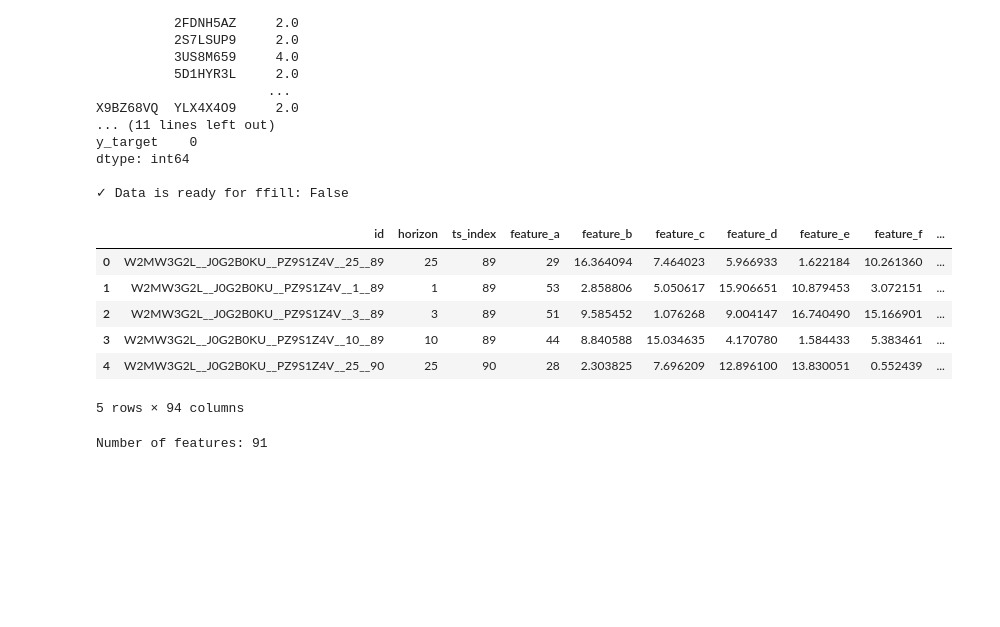
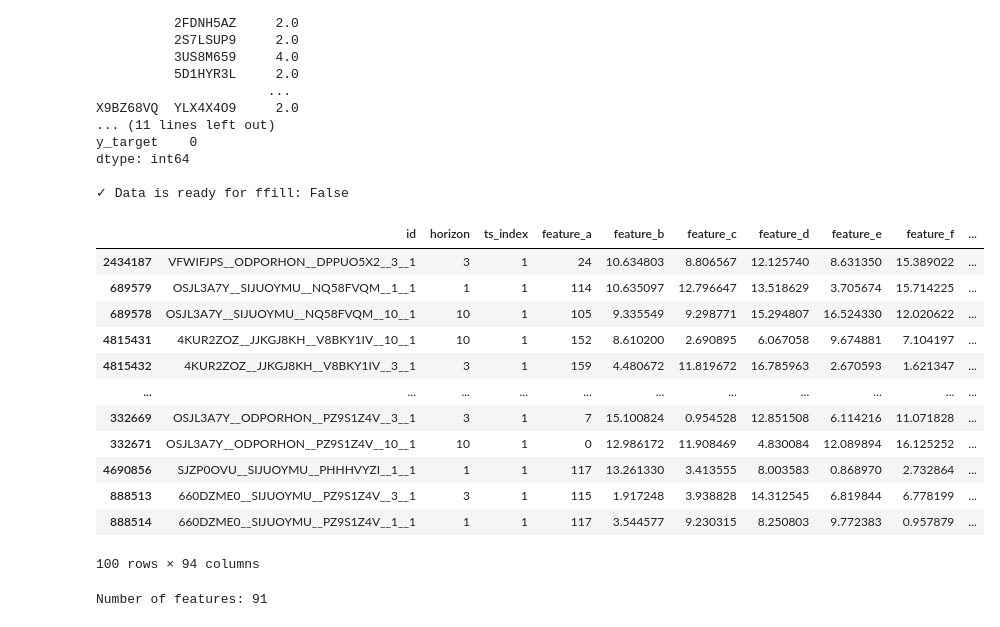
Before and after one commit to TheKnowingEye/Kaggle-Competitions, a Jupyter notebook: ts-forecasting/init.ipynb, the cells around one changed output. Cells and saved outputs as stored; diff of their text form; code cells hidden in the pictures; blank space fills up the shorter version.

```diff
--- a/ts-forecasting/init.ipynb
+++ b/ts-forecasting/init.ipynb
@@ -228,15 +228,21 @@ te = TargetEncoder(cols_to_encode=['code', 'sub_code', 'sub_category'],drop_orig
 # %%
 X_transformed = te.fit_transform(train_df, y=train_df['y_target'])
 # %%
-X_transformed.head()
+X_transformed.sort_values(by='ts_index').head(100)
 # %% [output]
 |  | id | horizon | ts_index | feature_a | feature_b | feature_c | feature_d | feature_e | feature_f | ... |
-| 0 | W2MW3G2L__J0G2B0KU__PZ9S1Z4V__25__89 | 25 | 89 | 29 | 16.364094 | 7.464023 | 5.966933 | 1.622184 | 10.261360 | ... |
-| 1 | W2MW3G2L__J0G2B0KU__PZ9S1Z4V__1__89 | 1 | 89 | 53 | 2.858806 | 5.050617 | 15.906651 | 10.879453 | 3.072151 | ... |
-| 2 | W2MW3G2L__J0G2B0KU__PZ9S1Z4V__3__89 | 3 | 89 | 51 | 9.585452 | 1.076268 | 9.004147 | 16.740490 | 15.166901 | ... |
-| 3 | W2MW3G2L__J0G2B0KU__PZ9S1Z4V__10__89 | 10 | 89 | 44 | 8.840588 | 15.034635 | 4.170780 | 1.584433 | 5.383461 | ... |
-| 4 | W2MW3G2L__J0G2B0KU__PZ9S1Z4V__25__90 | 25 | 90 | 28 | 2.303825 | 7.696209 | 12.896100 | 13.830051 | 0.552439 | ... |
+| 2434187 | VFWIFJPS__ODPORHON__DPPUO5X2__3__1 | 3 | 1 | 24 | 10.634803 | 8.806567 | 12.125740 | 8.631350 | 15.389022 | ... |
+| 689579 | OSJL3A7Y__SIJUOYMU__NQ58FVQM__1__1 | 1 | 1 | 114 | 10.635097 | 12.796647 | 13.518629 | 3.705674 | 15.714225 | ... |
+| 689578 | OSJL3A7Y__SIJUOYMU__NQ58FVQM__10__1 | 10 | 1 | 105 | 9.335549 | 9.298771 | 15.294807 | 16.524330 | 12.020622 | ... |
+| 4815431 | 4KUR2ZOZ__JJKGJ8KH__V8BKY1IV__10__1 | 10 | 1 | 152 | 8.610200 | 2.690895 | 6.067058 | 9.674881 | 7.104197 | ... |
+| 4815432 | 4KUR2ZOZ__JJKGJ8KH__V8BKY1IV__3__1 | 3 | 1 | 159 | 4.480672 | 11.819672 | 16.785963 | 2.670593 | 1.621347 | ... |
+| ... | ... | ... | ... | ... | ... | ... | ... | ... | ... | ... |
+| 332669 | OSJL3A7Y__ODPORHON__PZ9S1Z4V__3__1 | 3 | 1 | 7 | 15.100824 | 0.954528 | 12.851508 | 6.114216 | 11.071828 | ... |
+| 332671 | OSJL3A7Y__ODPORHON__PZ9S1Z4V__10__1 | 10 | 1 | 0 | 12.986172 | 11.908469 | 4.830084 | 12.089894 | 16.125252 | ... |
+| 4690856 | SJZP0OVU__SIJUOYMU__PHHHVYZI__1__1 | 1 | 1 | 117 | 13.261330 | 3.413555 | 8.003583 | 0.868970 | 2.732864 | ... |
+| 888513 | 660DZME0__SIJUOYMU__PZ9S1Z4V__3__1 | 3 | 1 | 115 | 1.917248 | 3.938828 | 14.312545 | 6.819844 | 6.778199 | ... |
+| 888514 | 660DZME0__SIJUOYMU__PZ9S1Z4V__1__1 | 1 | 1 | 117 | 3.544577 | 9.230315 | 8.250803 | 9.772383 | 0.957879 | ... |
-5 rows × 94 columns
+100 rows × 94 columns
 # %%
 features = [col for col in X_transformed.columns if col not in ["id", "y_target", "weight"]]
 target = "y_target"
```
